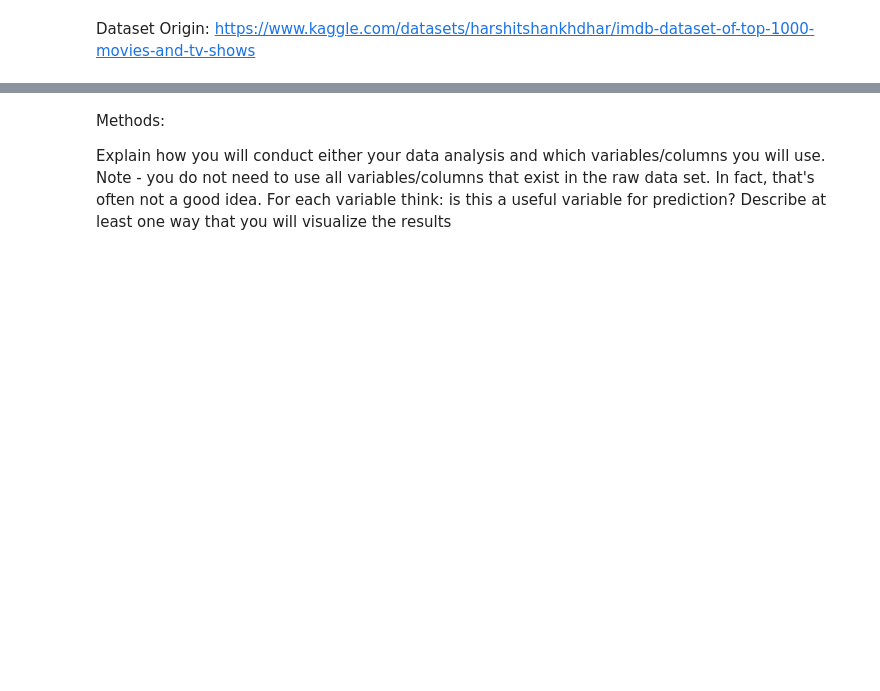
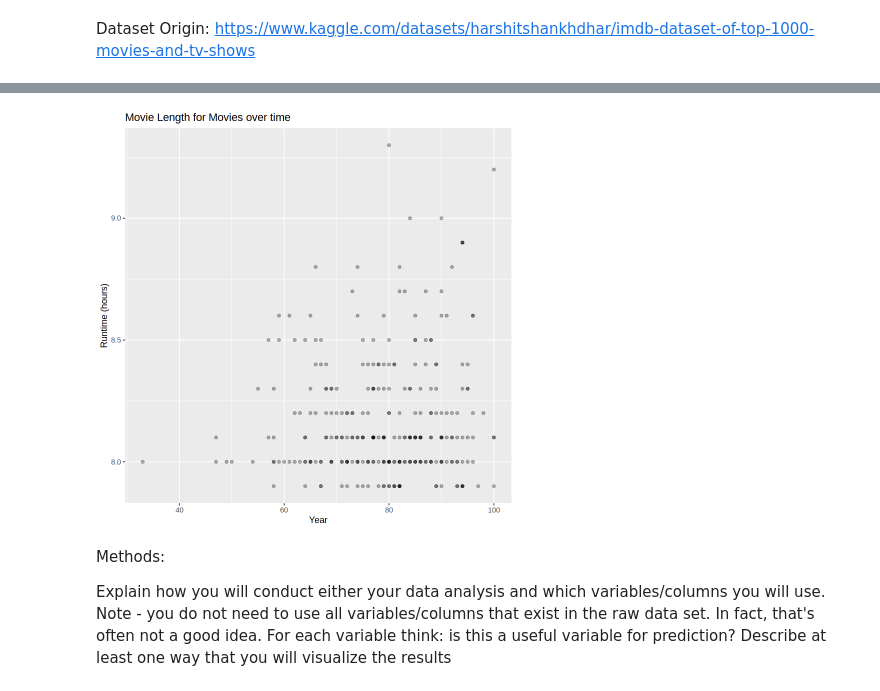
Before and after one commit to anh-dong/dsci-100-2023w1-group-33, a Jupyter notebook: Proposal.ipynb, the cells around one changed output, grey strips where cells are left out. Cells and saved outputs as stored; diff of their text form; code cells hidden in the pictures; blank space fills up the shorter version.

```diff
--- a/Proposal.ipynb
+++ b/Proposal.ipynb
@@ -89,15 +144,17 @@ movies_plot_4
 # %%
 movies3 <- movies_raw |>
     select(Meta_score, Gross, Runtime, IMDB_Rating) |>
     na.omit() |>
     mutate(Runtime = strtoi(Runtime %>% str_replace(" min", "")))
 movies_plot_3 <- movies3 |>
     ggplot(aes(Meta_score, IMDB_Rating)) +
-        geom_point() +
+        geom_point(alpha = 0.3) +
         xlab("Year") +
         ylab("Runtime (hours)") +
         ggtitle("Movie Length for Movies over time")
 movies_plot_3
+# %% [output]
+[figure, added]
 # %% [markdown]
 Methods:
 
```
Also changed, not shown: parts of 5 cells of this notebook.
